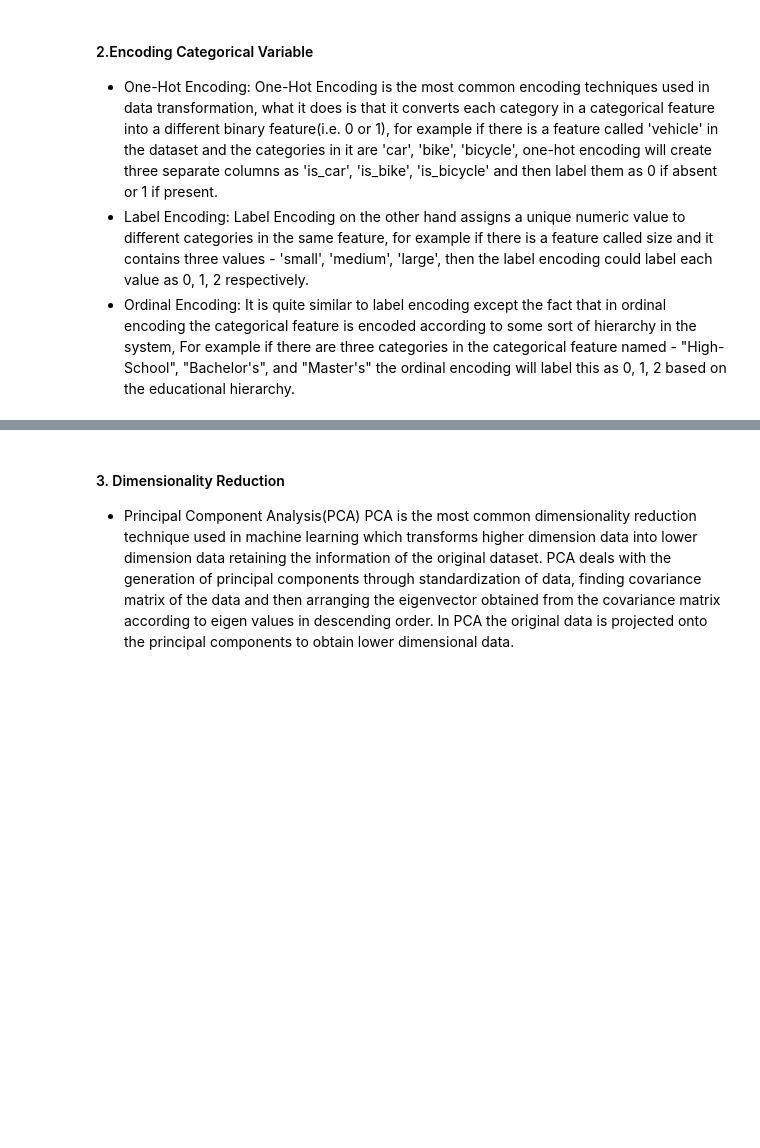
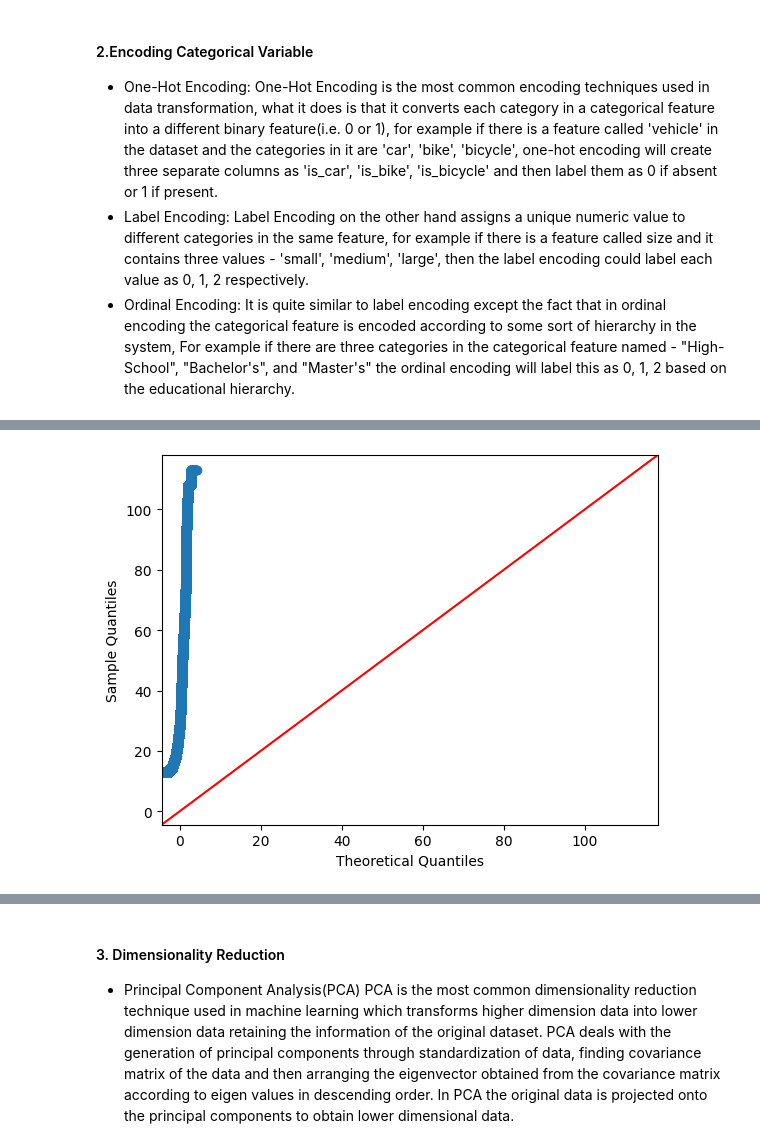
Before and after one commit to shioso20/Data_Project, a Jupyter notebook: Data_Processes/processes.ipynb, the cells around one changed output, grey strips where cells are left out. Drawn from its saved outputs; the diff is of its cells as text; code cells hidden in the pictures; blank space fills up the shorter version.

Commit message:
data encoding
added streamlit

```diff
--- a/Data_Processes/processes.ipynb
+++ b/Data_Processes/processes.ipynb
@@ -807,0 +863,3 @@ It is quite similar to label encoding except the fact that in ordinal encoding t
+# %%
+df = df.drop("gender_labels",axis=1)
+df
@@ -807,0 +899,10 @@ It is quite similar to label encoding except the fact that in ordinal encoding t
+# %%
+df = df.loc[1:100,[""]]
+def test_norm(data):
+    fig = sm.qqplot(data,line='45')
+
+    plt.show()
+
+test_norm(df["age"])
+# %% [output]
+[figure, added]
```
Also changed, not shown: parts of 14 cells of this notebook.
